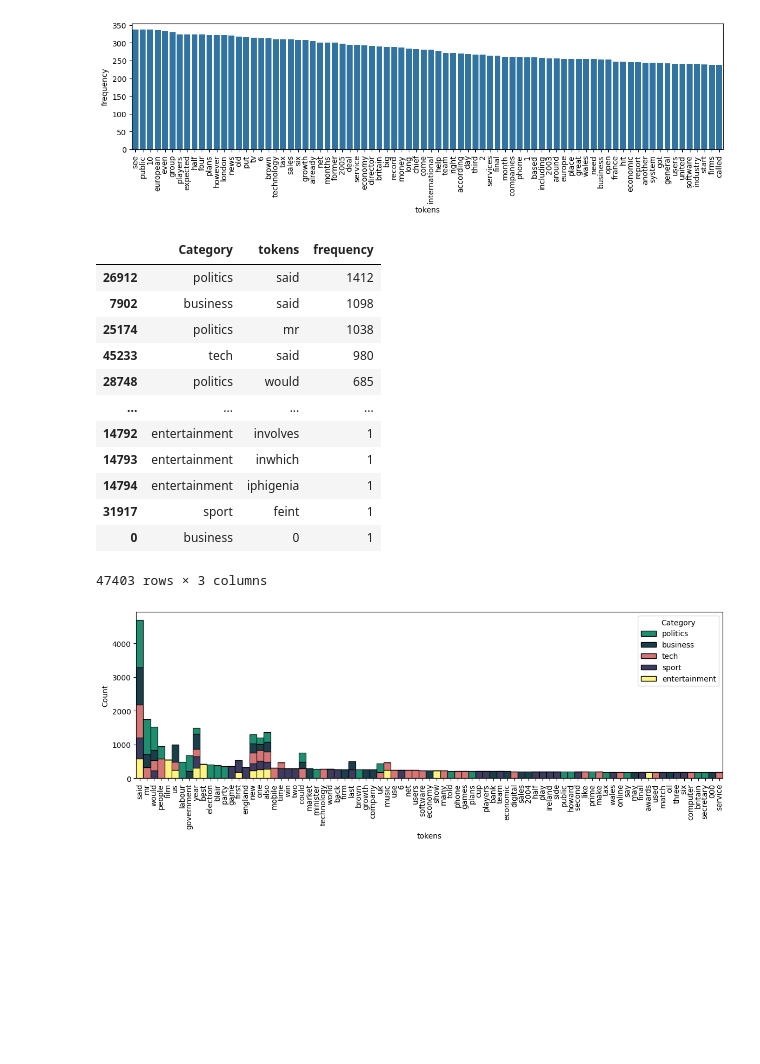
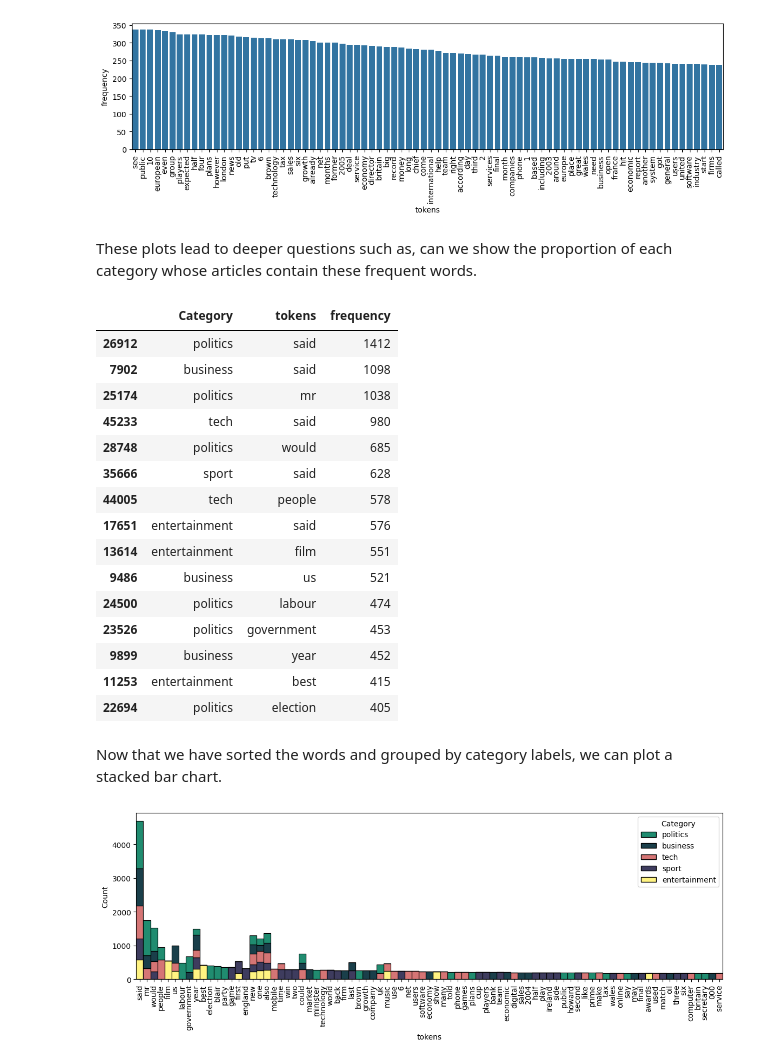
Before and after one commit to chill0121/News_Article_Matrix_Factorization, a Jupyter notebook: BBC_News_Classification.ipynb, the cells around one changed output. Cells and saved outputs as stored; diff of their text form; code cells hidden in the pictures; blank space fills up the shorter version.

```diff
--- a/BBC_News_Classification.ipynb
+++ b/BBC_News_Classification.ipynb
@@ -452,23 +457,30 @@ plt.show()
 # %% [output]
 [figure]
 [figure]
+# %% [markdown]
+These plots lead to deeper questions such as, can we show the proportion of each category whose articles contain these frequent words.
 # %%
 token_cat_freq = train.explode('tokens').groupby(['Category', 'tokens'], as_index=True)['tokens'].count().reset_index(name = 'frequency').sort_values('frequency', ascending = False)
-token_cat_freq
+token_cat_freq.head(15)
 # %% [output]
 |  | Category | tokens | frequency |
 | 26912 | politics | said | 1412 |
 | 7902 | business | said | 1098 |
 | 25174 | politics | mr | 1038 |
 | 45233 | tech | said | 980 |
 | 28748 | politics | would | 685 |
-| ... | ... | ... | ... |
-| 14792 | entertainment | involves | 1 |
-| 14793 | entertainment | inwhich | 1 |
-| 14794 | entertainment | iphigenia | 1 |
-| 31917 | sport | feint | 1 |
-| 0 | business | 0 | 1 |
+| 35666 | sport | said | 628 |
+| 44005 | tech | people | 578 |
+| 17651 | entertainment | said | 576 |
+| 13614 | entertainment | film | 551 |
+| 9486 | business | us | 521 |
+| 24500 | politics | labour | 474 |
+| 23526 | politics | government | 453 |
+| 9899 | business | year | 452 |
+| 11253 | entertainment | best | 415 |
+| 22694 | politics | election | 405 |
-47403 rows × 3 columns
+# %% [markdown]
+Now that we have sorted the words and grouped by category labels, we can plot a stacked bar chart.
 # %%
 plt.subplots(figsize = (14, 4))
 sns.histplot(token_cat_freq[0:119], x = 'tokens', weights = 'frequency', multiple = 'stack', hue = 'Category', palette = category_cmap, alpha = 0.9)
```
Also changed, not shown: parts of 19 cells of this notebook, 1 other file.
